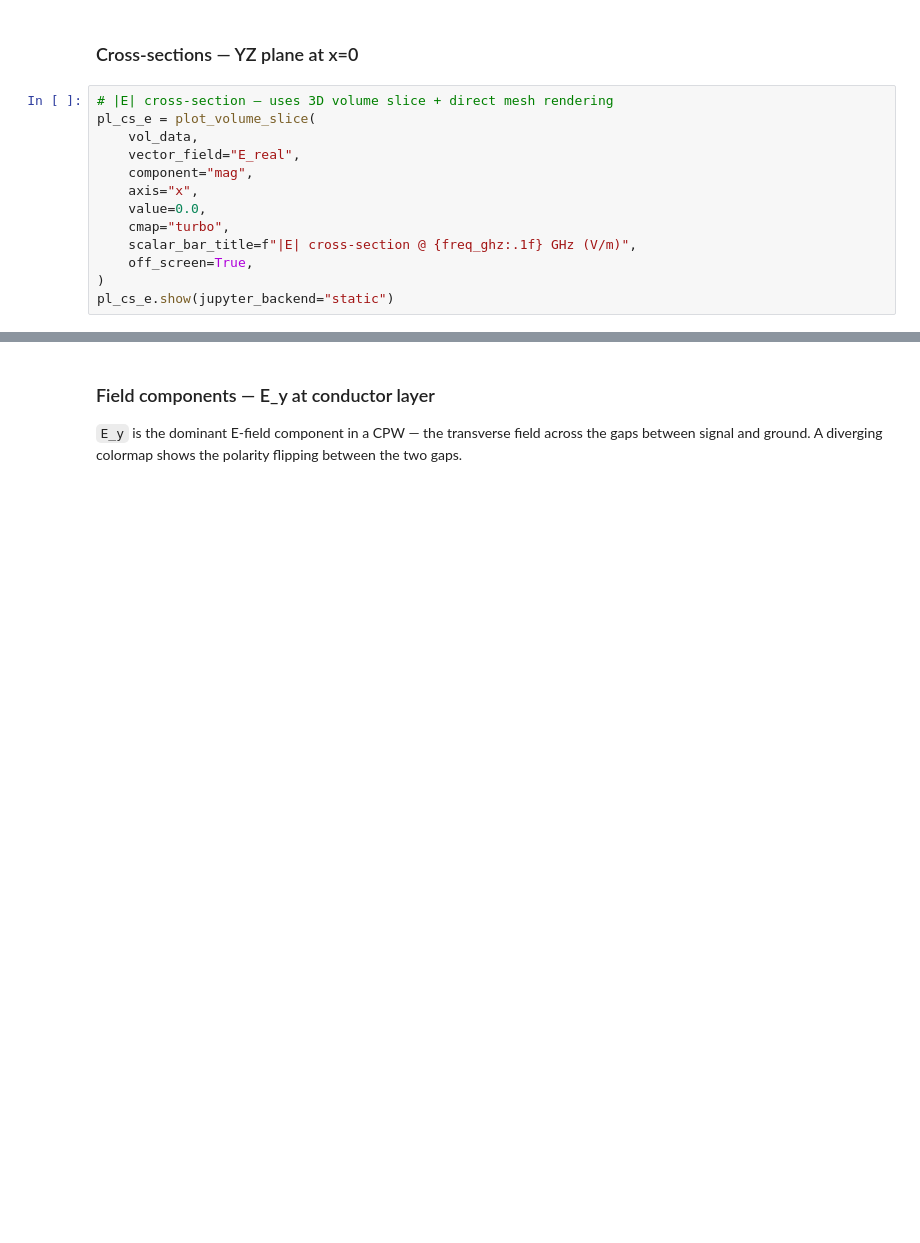
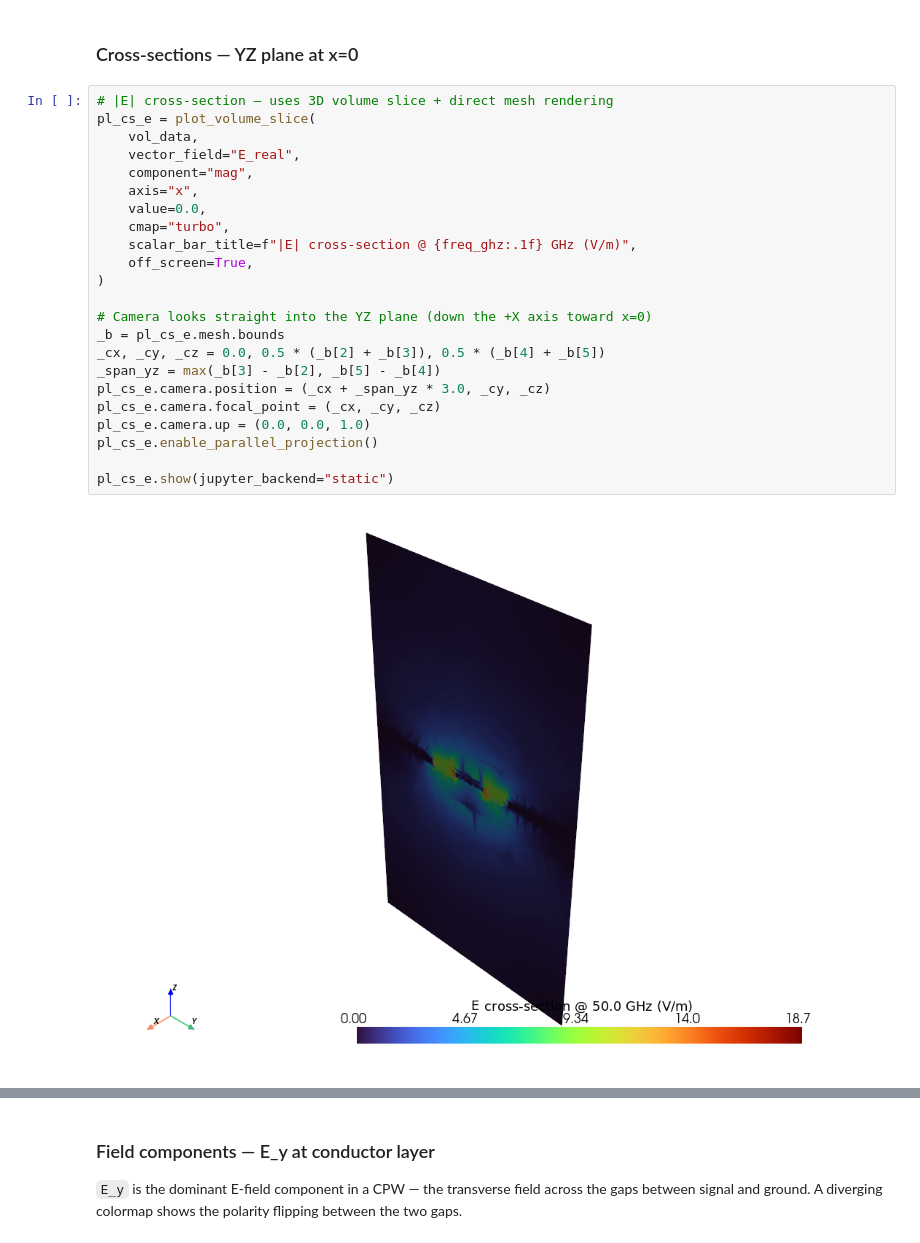
Before and after one commit to gdsfactory/gsim, a Jupyter notebook: nbs/palace_cpw_fields.ipynb, the cells around one changed output, grey strips where cells are left out. Drawn from its saved outputs; the diff is of its cells as text; blank space fills up the shorter version.

```diff
--- a/nbs/palace_cpw_fields.ipynb
+++ b/nbs/palace_cpw_fields.ipynb
@@ -227,16 +289,28 @@ pl.show(jupyter_backend="static")
 # %%
 # |E| cross-section — uses 3D volume slice + direct mesh rendering
 pl_cs_e = plot_volume_slice(
     vol_data,
     vector_field="E_real",
     component="mag",
     axis="x",
     value=0.0,
     cmap="turbo",
     scalar_bar_title=f"|E| cross-section @ {freq_ghz:.1f} GHz (V/m)",
     off_screen=True,
 )
+
+# Camera looks straight into the YZ plane (down the +X axis toward x=0)
+_b = pl_cs_e.mesh.bounds
+_cx, _cy, _cz = 0.0, 0.5 * (_b[2] + _b[3]), 0.5 * (_b[4] + _b[5])
+_span_yz = max(_b[3] - _b[2], _b[5] - _b[4])
+pl_cs_e.camera.position = (_cx + _span_yz * 3.0, _cy, _cz)
+pl_cs_e.camera.focal_point = (_cx, _cy, _cz)
+pl_cs_e.camera.up = (0.0, 0.0, 1.0)
+pl_cs_e.enable_parallel_projection()
+
 pl_cs_e.show(jupyter_backend="static")
+# %% [output]
+[figure, added]
 # %%
 # |B| cross-section — magnetic field circulating around conductor
 pl_cs_b = plot_volume_slice(
```
Also changed, not shown: parts of 9 cells of this notebook, 6 other files.
